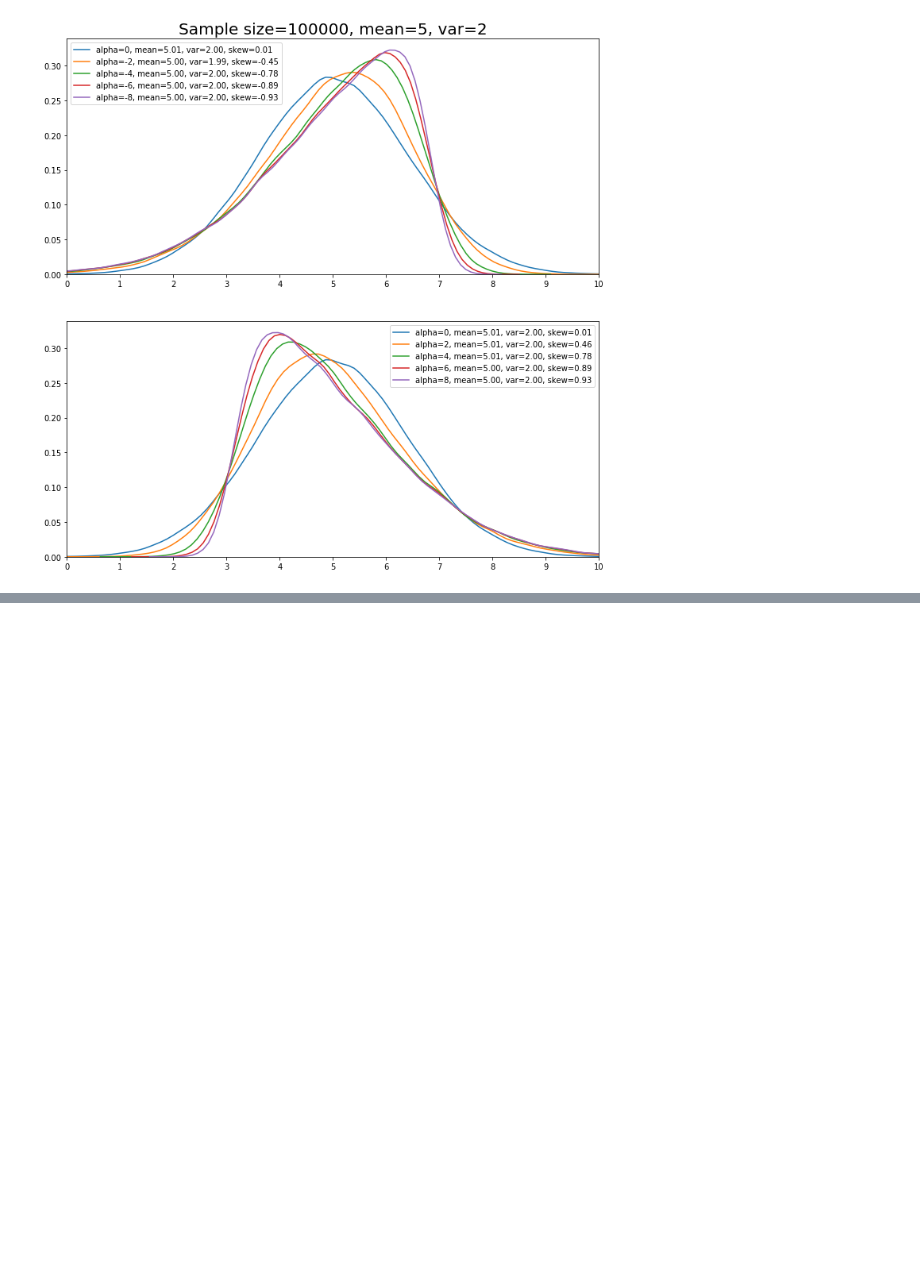
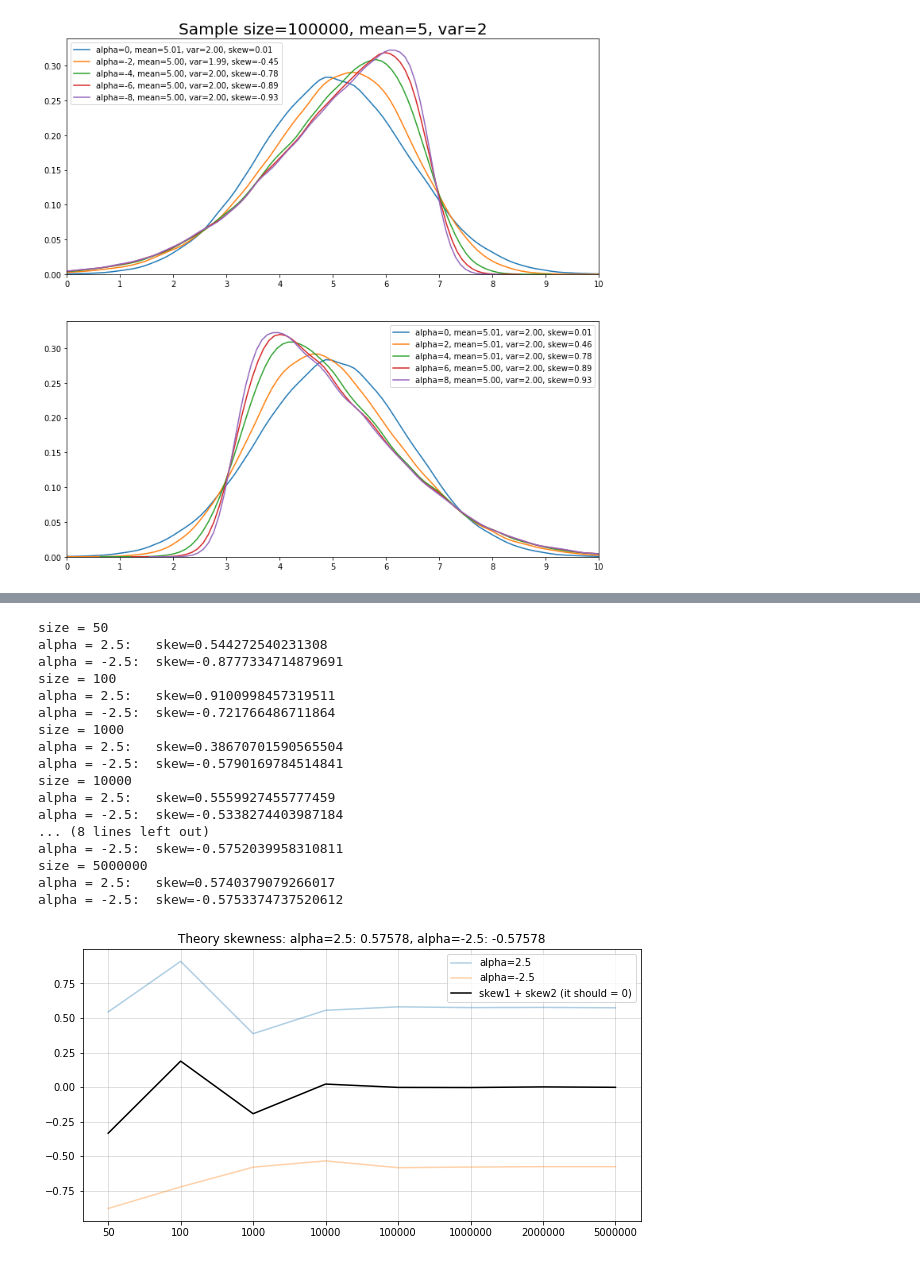
Before and after one commit to micky85lu/Data-Assimilation-Project, a Jupyter notebook: test_nongaussian.ipynb, the cells around one changed output, grey strips where cells are left out. Cells and saved outputs as stored; diff of their text form; code cells hidden in the pictures; blank space fills up the shorter version.

```diff
--- a/test_nongaussian.ipynb
+++ b/test_nongaussian.ipynb
@@ -150,0 +172,48 @@ plt.ylabel('p-value', fontsize=20);
+# %%
+### alpha = 2.5 or -2.5
+
+alpha = 2.5
+sk1 = []
+sk2 = []
+test_size = [50, 100, 1000, 10000, 100000, 1000000, 2000000, 5000000]
+for size in test_size:
+    x1 = skewnorm.rvs(alpha, loc=0, scale=1, size=size)
+    sk1.append(skew(x1))
+    x2 = skewnorm.rvs(-alpha, loc=0, scale=1, size=size)
+    sk2.append(skew(x2))
+    print(f'size = {size}')
+    print(f'alpha = {alpha}:   skew={skew(x1)}')
+    print(f'alpha = {-alpha}:  skew={skew(x2)}')
+
+# 計算skewnorm的樣本偏度
+plt.figure(figsize=(10, 5))
+plt.plot(sk1, alpha=0.35, label=f'alpha={alpha}')
+plt.plot(sk2, alpha=0.35, label=f'alpha={-alpha}')
+
+sk12 = [i+j for i, j in zip(sk1, sk2)]  # it should be zero, if no sampling error
+plt.plot(sk12, color='k', label='skew1 + skew2 (it should = 0)')
+plt.grid(True, alpha=0.5)
+plt.xticks(ticks=range(len(test_size)), labels=test_size)
+plt.legend()
+plt.title(f'Theory skewness: alpha={alpha}: {tskew(alpha):.5f}, alpha={-alpha}: {tskew(-alpha):.5f}');
+
+# 似乎alpha大時，算出來的樣本偏度比alpha小時還要更快收斂
+# %% [output]
+size = 50
+alpha = 2.5:   skew=0.544272540231308
+alpha = -2.5:  skew=-0.8777334714879691
+size = 100
+alpha = 2.5:   skew=0.9100998457319511
+alpha = -2.5:  skew=-0.721766486711864
+size = 1000
+alpha = 2.5:   skew=0.38670701590565504
+alpha = -2.5:  skew=-0.5790169784514841
+size = 10000
+alpha = 2.5:   skew=0.5559927455777459
+alpha = -2.5:  skew=-0.5338274403987184
+... (8 lines left out)
+alpha = -2.5:  skew=-0.5752039958310811
+size = 5000000
+alpha = 2.5:   skew=0.5740379079266017
+alpha = -2.5:  skew=-0.5753374737520612
+[figure, added]
```
Also changed, not shown: parts of 10 cells of this notebook.
